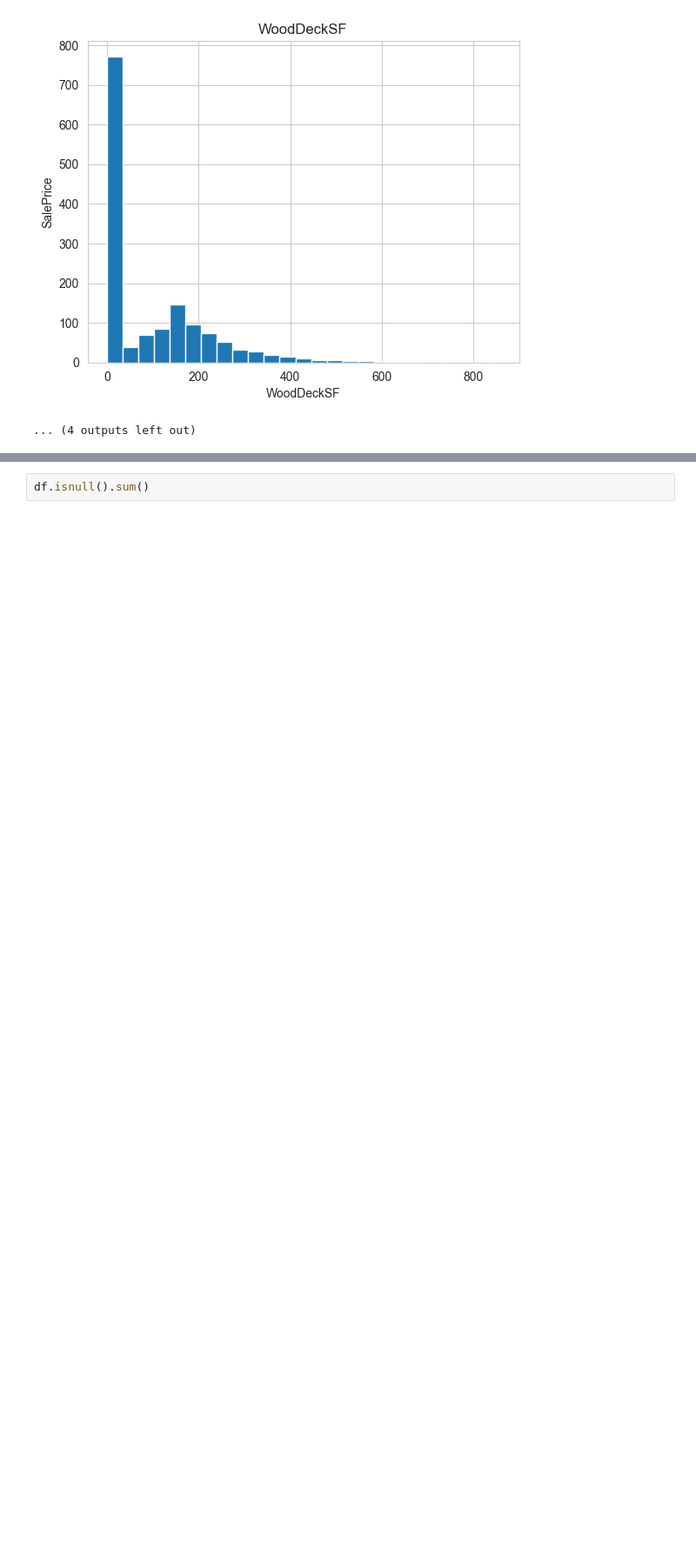
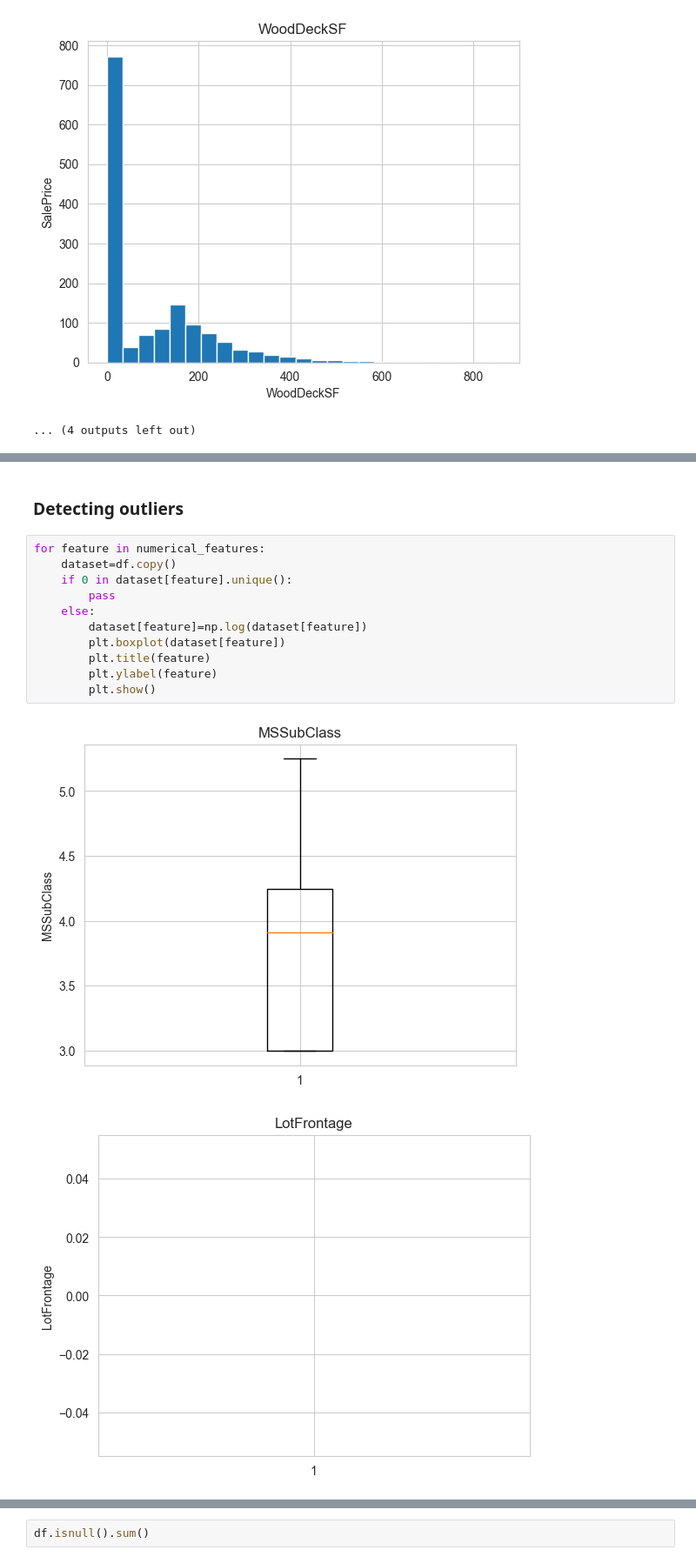
Before and after one commit to BibekRai44/Advanced-House-Price-Prediction, a Jupyter notebook: house-price-prediction.ipynb, the cells around one changed output, grey strips where cells are left out. Shown at 87% size. Drawn from its saved outputs; the diff is of its cells as text; blank space fills up the shorter version.

Commit message:
logarithmic transformation and outliers detection

```diff
--- a/house-price-prediction.ipynb
+++ b/house-price-prediction.ipynb
@@ -365,0 +387,16 @@ df[numerical_features].head()
+# %% [markdown]
+### Detecting outliers
+# %%
+for feature in numerical_features:
+    dataset=df.copy()
+    if 0 in dataset[feature].unique():
+        pass
+    else:
+        dataset[feature]=np.log(dataset[feature])
+        plt.boxplot(dataset[feature])
+        plt.title(feature)
+        plt.ylabel(feature)
+        plt.show()
+# %% [output]
+[figure, added]
+[figure, added]
```
Also changed, not shown: parts of 5 cells of this notebook.
